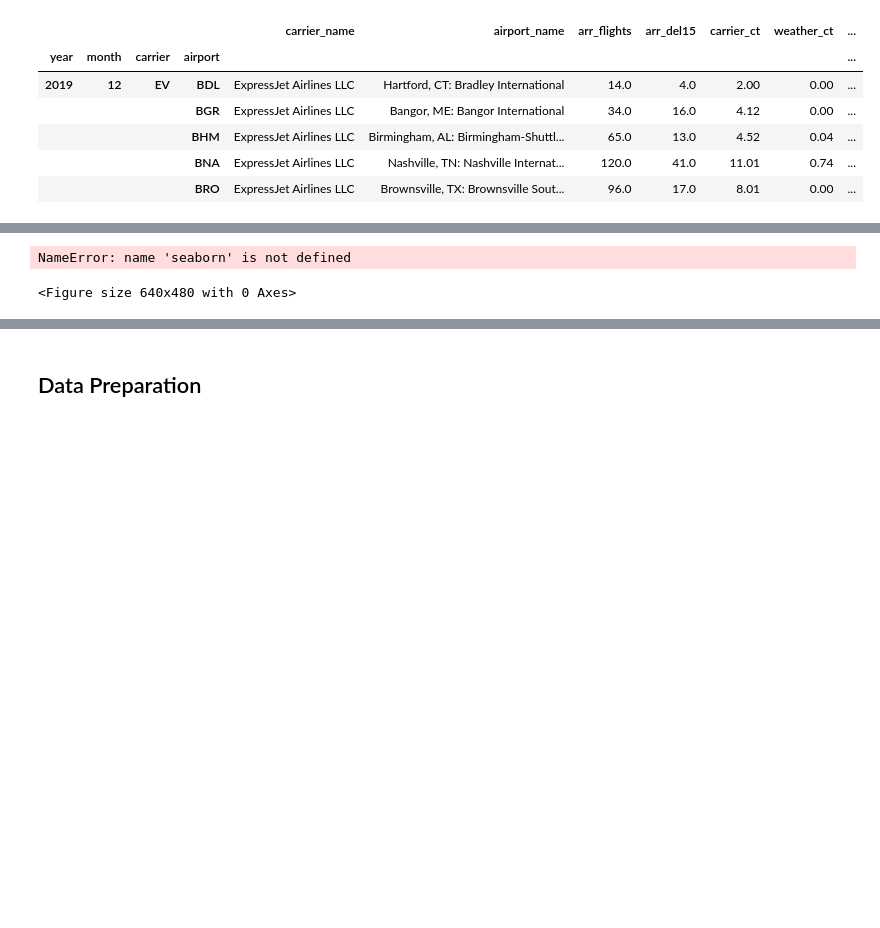
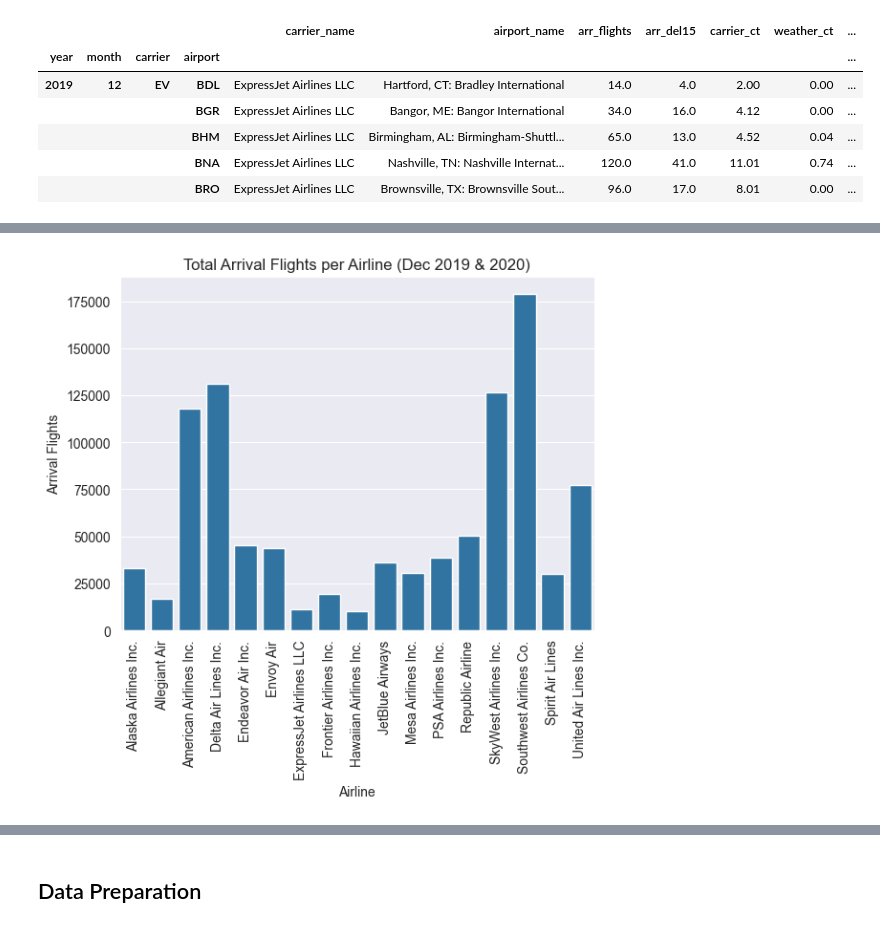
Before and after one commit to Bernhg4/businessintelligence_group043_a3, a Jupyter notebook: airline_delay_043.ipynb, the cells around one changed output, grey strips where cells are left out. Drawn from its saved outputs; the diff is of its cells as text; code cells hidden in the pictures; blank space fills up the shorter version.

```diff
--- a/airline_delay_043.ipynb
+++ b/airline_delay_043.ipynb
@@ -1357,7 +1285,7 @@ def visualize_airlines_arriving_flights(df: pd.DataFrame):
     )
 
     plt.figure()
-    seaborn.barplot(
+    sns.barplot(
         data=arrival_by_airline,
         x="carrier_name",
         y="arr_flights"
@@ -1399,35 +1327,34 @@ column_chart_arr_flights_activity = [
     f':column_chart_arr_flights prov:qualifiedAssociation :{co_ass_uuid_writer} .',
     f':{co_ass_uuid_writer} prov:agent :{column_chart_arr_flights_code_writer} .',
     f':{co_ass_uuid_writer} rdf:type prov:Association .',
     f':{co_ass_uuid_writer} prov:hadRole :{code_writer_role} .',
     ':column_chart_arr_flights prov:used :data .',
     ':column_chart_arr_flights_report rdf:type prov:Entity .',
     f':column_chart_arr_flights_report rdfs:comment """Visualized the column chart.""" .',
     ':column_chart_arr_flights_report prov:wasGeneratedBy :column_chart_arr_flights .',
 ]
 engine.insert(column_chart_arr_flights_activity, prefixes=prefixes)
 
 # 2. Activity: Inspecting the report and taking a decision on what to do
 ior_ass_uuid_executor = "a6d6c34f-425d-4f76-871e-c234e51caeaa"
 ior_comment = """
 The column charts shows a large difference in arriving flights for the airlines. Southwest Airlines record the most amount of arriving flights wheres Hawaiian Airlines record the least."""
 inspect_column_chart_arr_flights_executor = student_a
 inspect_column_chart_arr_flights_activity = [
     ':inspect_column_chart_arr_flights rdf:type prov:Activity .',
     ':inspect_column_chart_arr_flights rdfs:comment \'Data Understanding\' .',
     f':inspect_column_chart_arr_flights rdfs:comment """{co_comment}""" .',
     f':inspect_column_chart_arr_flights prov:startedAtTime "{start_time_co}"^^xsd:dateTime .',
     f':inspect_column_chart_arr_flights prov:endedAtTime "{end_time_co}"^^xsd:dateTime .',
     f':inspect_column_chart_arr_flights prov:qualifiedAssociation :{ior_ass_uuid_executor} .',
     f':{ior_ass_uuid_executor} prov:agent :{inspect_column_chart_arr_flights_executor} .',
     f':{ior_ass_uuid_executor} rdf:type prov:Association .',
     f':{ior_ass_uuid_executor} prov:hadRole :{code_executor_role} .',
     ':inspect_column_chart_arr_flights prov:used :column_chart_arr_flights_report .',
 ]
 engine.insert(inspect_column_chart_arr_flights_activity, prefixes=prefixes)
 # %% [output]
-NameError: name 'seaborn' is not defined
-<Figure size 640x480 with 0 Axes>
+[figure, added]
 # %%
 arr_flights_2019_2020_code_writer = student_a
 
```
Also changed, not shown: parts of 28 cells of this notebook, 1 other file.
